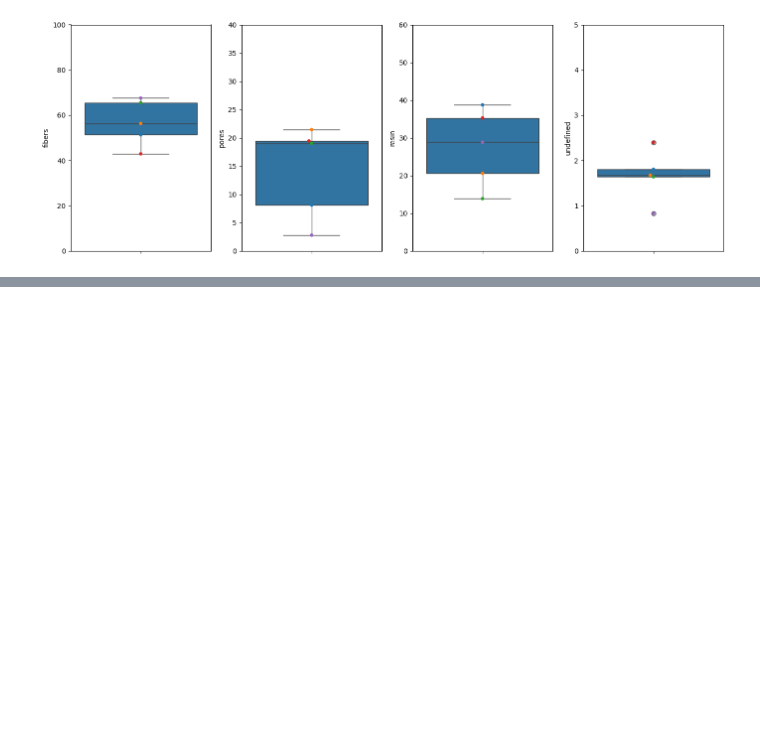
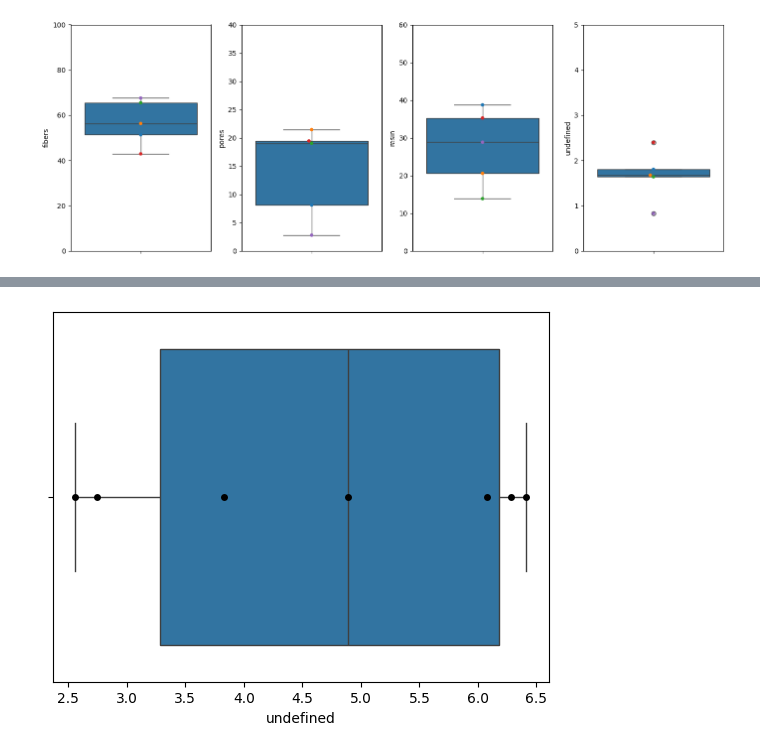
Before and after one commit to lneira19/micrography-imgpro, a Jupyter notebook: ProcesamientoMarzo2026/ProcMarzo2026.ipynb, the cells around one changed output, grey strips where cells are left out. Cells and saved outputs as stored; diff of their text form; code cells hidden in the pictures; blank space fills up the shorter version.

```diff
--- a/ProcesamientoMarzo2026/ProcMarzo2026.ipynb
+++ b/ProcesamientoMarzo2026/ProcMarzo2026.ipynb
@@ -304,0 +360,6 @@ plt.show()
+# %%
+sns.boxplot(data=df_2026, x='undefined')
+sns.swarmplot(data=df_2026, x='undefined', color='black')
+plt.show()
+# %% [output]
+[figure, added]
```
Also changed, not shown: parts of 8 cells of this notebook.
